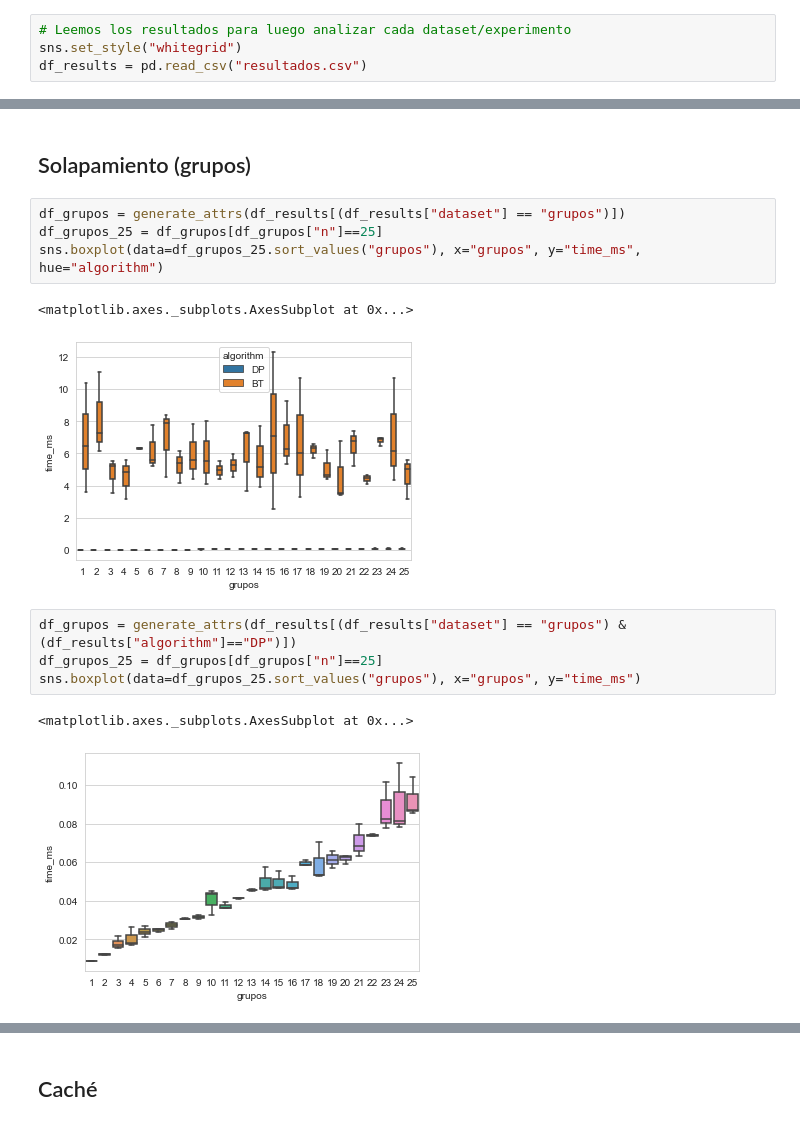
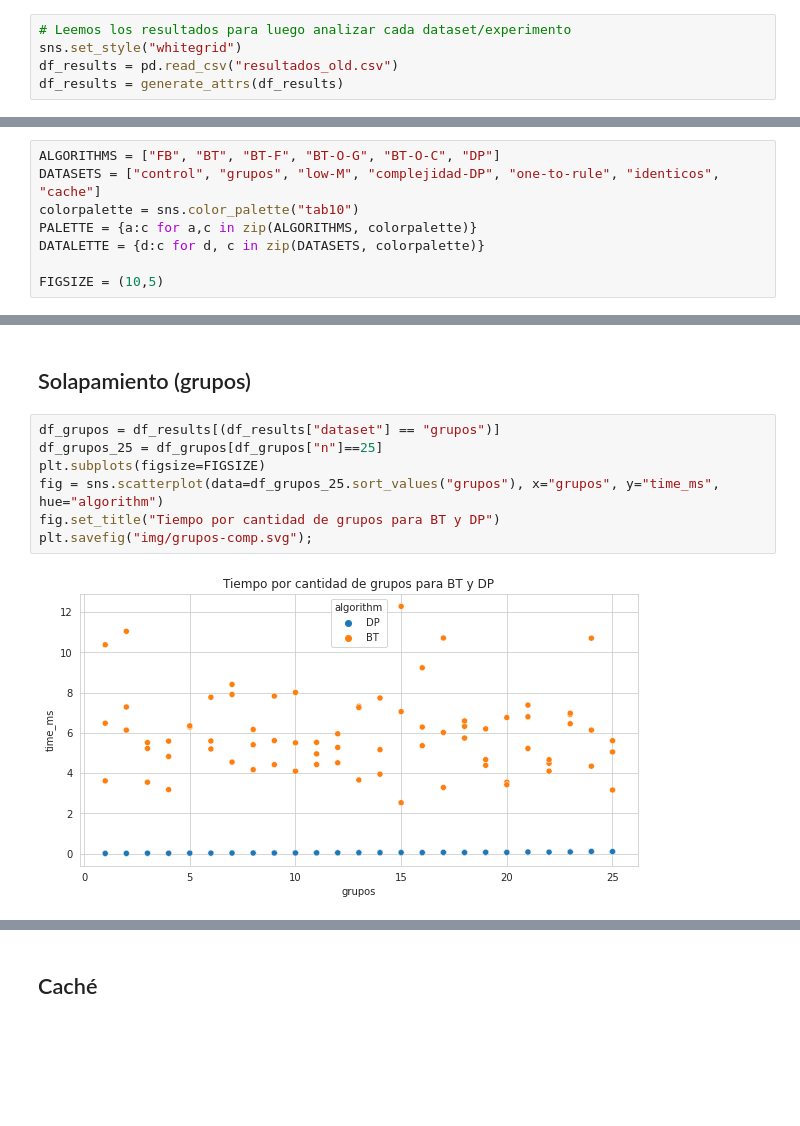
Before and after one commit to mnPanic/algo3-tp1, a Jupyter notebook: jupyter/analisis.ipynb, the cells around one changed output, grey strips where cells are left out. Drawn from its saved outputs; the diff is of its cells as text; blank space fills up the shorter version.

```diff
--- a/jupyter/analisis.ipynb
+++ b/jupyter/analisis.ipynb
@@ -12,4 +48,5 @@ from typing import Dict
 # %%
 # Leemos los resultados para luego analizar cada dataset/experimento
 sns.set_style("whitegrid")
-df_results = pd.read_csv("resultados.csv")
+df_results = pd.read_csv("resultados_old.csv")
+df_results = generate_attrs(df_results)
@@ -40,0 +53,8 @@ def correlacion_pearson(data_frame, columna1, columna2):
+# %%
+ALGORITHMS = ["FB", "BT", "BT-F", "BT-O-G", "BT-O-C", "DP"]
+DATASETS = ["control", "grupos", "low-M", "complejidad-DP", "one-to-rule", "identicos", "cache"]
+colorpalette = sns.color_palette("tab10")
+PALETTE = {a:c for a,c in zip(ALGORITHMS, colorpalette)}
+DATALETTE = {d:c for d, c in zip(DATASETS, colorpalette)}
+
+FIGSIZE = (10,5)
@@ -234,16 +277,11 @@ sns.pointplot(data=df_posic, x="pos", y="time_ms", hue="algorithm", join=True)
 # %% [markdown]
 ## Solapamiento (grupos)
 # %%
-df_grupos = generate_attrs(df_results[(df_results["dataset"] == "grupos")])
+df_grupos = df_results[(df_results["dataset"] == "grupos")]
 df_grupos_25 = df_grupos[df_grupos["n"]==25]
-sns.boxplot(data=df_grupos_25.sort_values("grupos"), x="grupos", y="time_ms", hue="algorithm")
+plt.subplots(figsize=FIGSIZE)
+fig = sns.scatterplot(data=df_grupos_25.sort_values("grupos"), x="grupos", y="time_ms", hue="algorithm")
+fig.set_title("Tiempo por cantidad de grupos para BT y DP")
+plt.savefig("img/grupos-comp.svg");
 # %% [output]
-<matplotlib.axes._subplots.AxesSubplot at 0x...>
-[figure, old version]
+[figure, new version]
-# %%
-df_grupos = generate_attrs(df_results[(df_results["dataset"] == "grupos") & (df_results["algorithm"]=="DP")])
-df_grupos_25 = df_grupos[df_grupos["n"]==25]
-sns.boxplot(data=df_grupos_25.sort_values("grupos"), x="grupos", y="time_ms")
-# %% [output]
-<matplotlib.axes._subplots.AxesSubplot at 0x...>
-[figure, removed]
```
Also changed, not shown: parts of 59 cells of this notebook, 33 other files.
